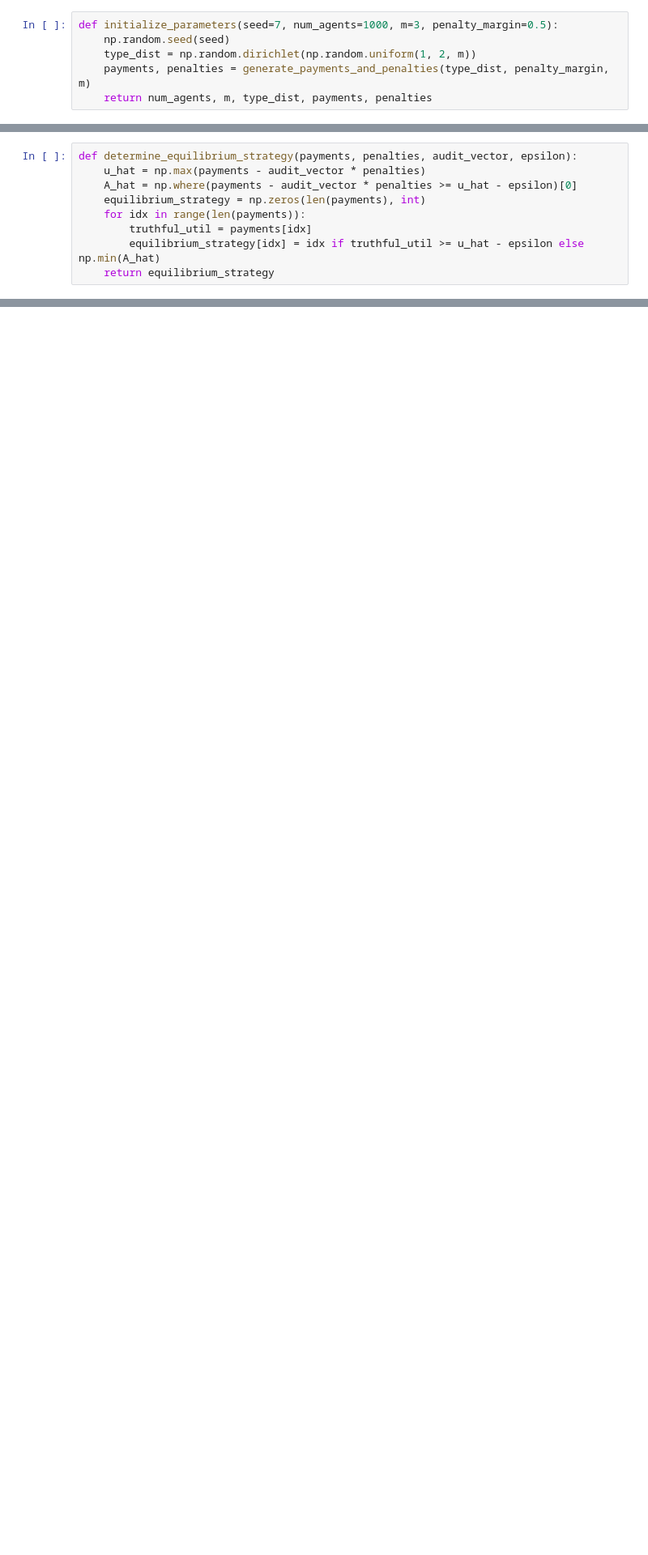
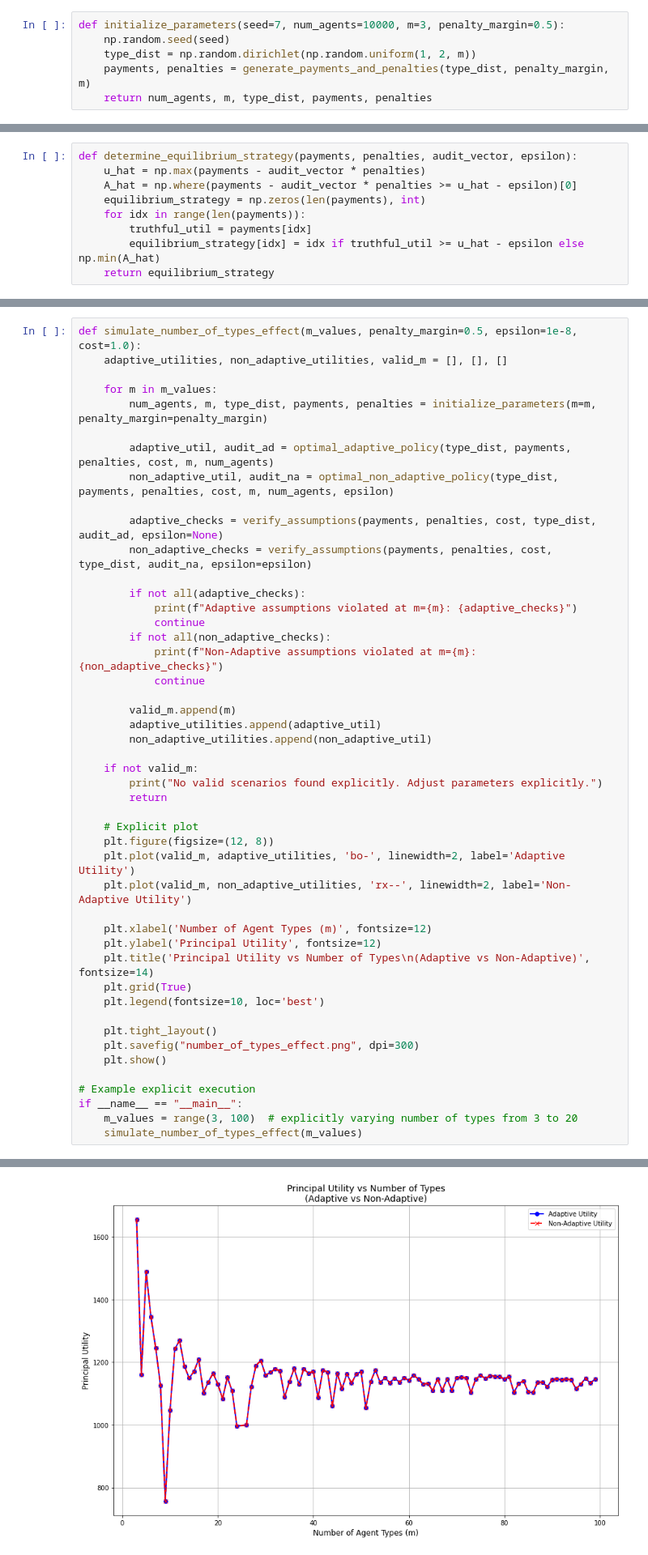
Before and after one commit to dasddassad/Optimally-Auditing-Adversarial-Agents, a Jupyter notebook: Audit simulation.ipynb, the cells around one changed output, grey strips where cells are left out. Shown at 81% size. Saved outputs shown, nothing was run; the diff lists cells and outputs as text; blank space fills up the shorter version.

```diff
--- a/Audit simulation.ipynb
+++ b/Audit simulation.ipynb
@@ -4,7 +4,7 @@
 import numpy as np
 import matplotlib.pyplot as plt
 # %%
-def initialize_parameters(seed=7, num_agents=1000, m=3, penalty_margin=0.5):
+def initialize_parameters(seed=7, num_agents=10000, m=3, penalty_margin=0.5):
     np.random.seed(seed)
     type_dist = np.random.dirichlet(np.random.uniform(1, 2, m))
     payments, penalties = generate_payments_and_penalties(type_dist, penalty_margin, m)
@@ -185,3 +185,51 @@ Warning: Non-adaptive assumptions violated at epsilon=0.0
 [figure]
 [figure]
 [figure]
+# %%
+def simulate_number_of_types_effect(m_values, penalty_margin=0.5, epsilon=1e-8, cost=1.0):
+    adaptive_utilities, non_adaptive_utilities, valid_m = [], [], []
+
+    for m in m_values:
+        num_agents, m, type_dist, payments, penalties = initialize_parameters(m=m, penalty_margin=penalty_margin)
+
+        adaptive_util, audit_ad = optimal_adaptive_policy(type_dist, payments, penalties, cost, m, num_agents)
+        non_adaptive_util, audit_na = optimal_non_adaptive_policy(type_dist, payments, penalties, cost, m, num_agents, epsilon)
+
+        adaptive_checks = verify_assumptions(payments, penalties, cost, type_dist, audit_ad, epsilon=None)
+        non_adaptive_checks = verify_assumptions(payments, penalties, cost, type_dist, audit_na, epsilon=epsilon)
+
+        if not all(adaptive_checks):
+            print(f"Adaptive assumptions violated at m={m}: {adaptive_checks}")
+            continue
+        if not all(non_adaptive_checks):
+            print(f"Non-Adaptive assumptions violated at m={m}: {non_adaptive_checks}")
+            continue
+
+        valid_m.append(m)
+        adaptive_utilities.append(adaptive_util)
+        non_adaptive_utilities.append(non_adaptive_util)
+
+    if not valid_m:
+        print("No valid scenarios found explicitly. Adjust parameters explicitly.")
+        return
+
+    # Explicit plot
+    plt.figure(figsize=(12, 8))
+    plt.plot(valid_m, adaptive_utilities, 'bo-', linewidth=2, label='Adaptive Utility')
+    plt.plot(valid_m, non_adaptive_utilities, 'rx--', linewidth=2, label='Non-Adaptive Utility')
+
+    plt.xlabel('Number of Agent Types (m)', fontsize=12)
+    plt.ylabel('Principal Utility', fontsize=12)
+    plt.title('Principal Utility vs Number of Types\n(Adaptive vs Non-Adaptive)', fontsize=14)
+    plt.grid(True)
+    plt.legend(fontsize=10, loc='best')
+
+    plt.tight_layout()
+    plt.savefig("number_of_types_effect.png", dpi=300)
+    plt.show()
+
+# Example explicit execution
+if __name__ == "__main__":
+    m_values = range(3, 100)  # explicitly varying number of types from 3 to 20
+    simulate_number_of_types_effect(m_values)
+# %% [output]
@@ -187,0 +237 @@ Warning: Non-adaptive assumptions violated at epsilon=0.0
+[figure, added]
```
Also changed, not shown: parts of 2 cells of this notebook.
